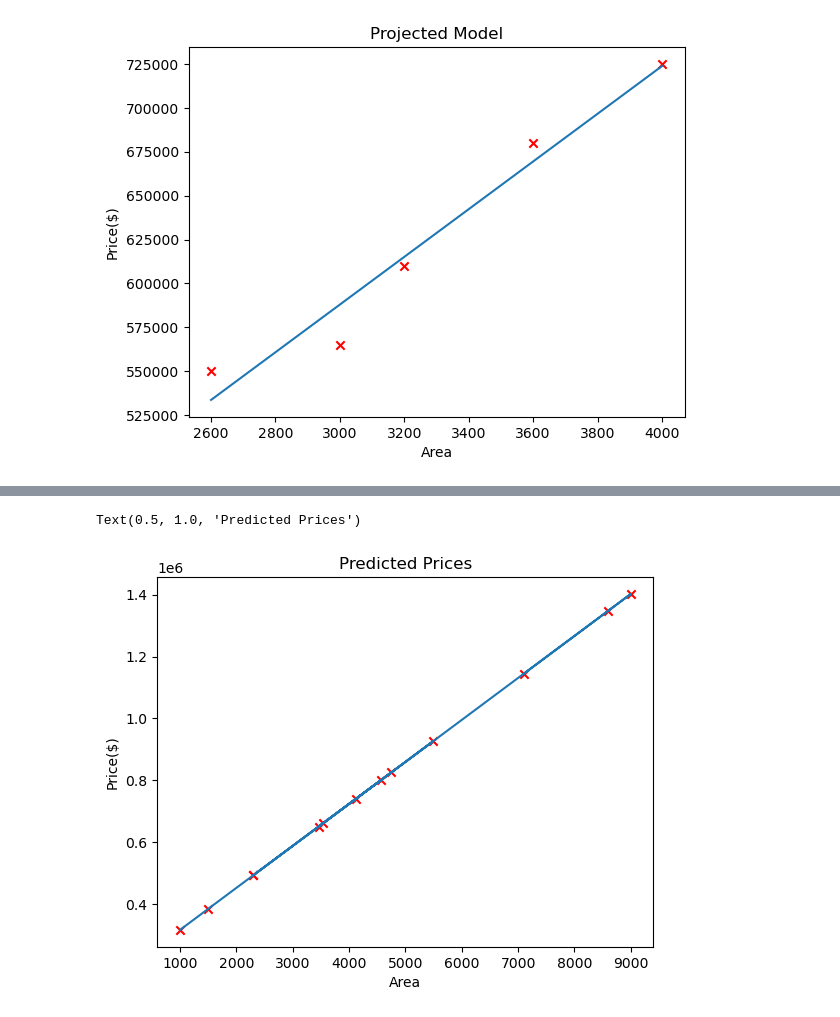
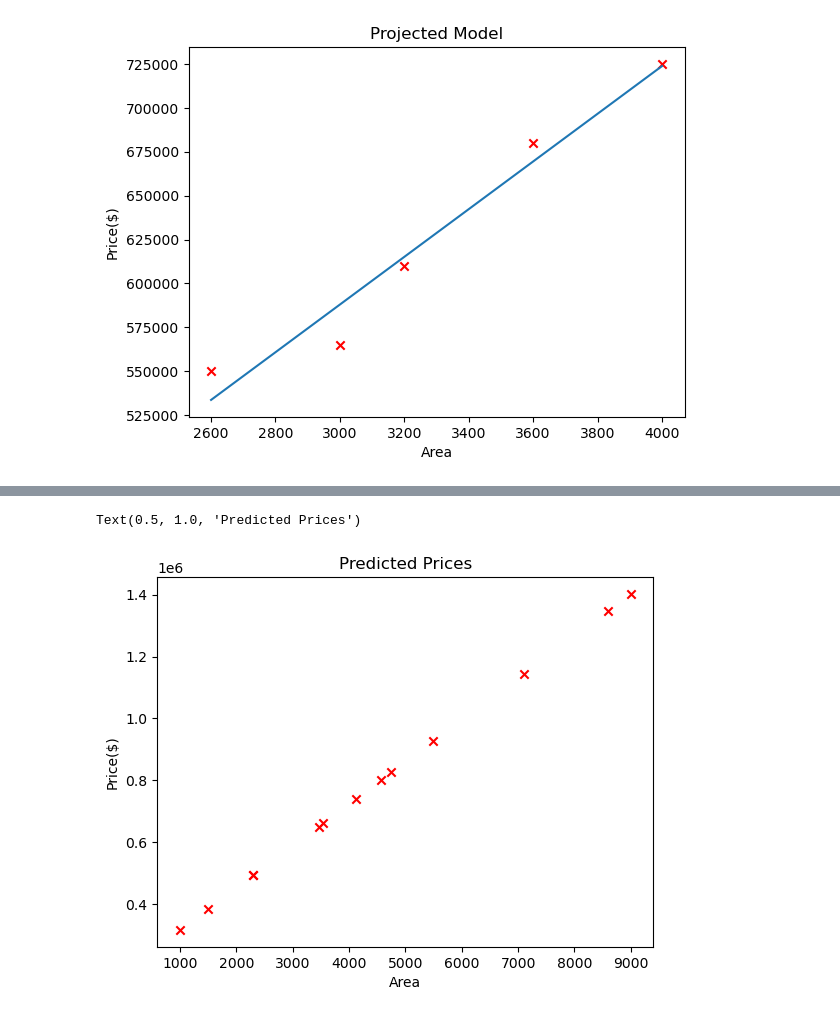
Before and after one commit to K09Gaurav/Machine-Learning-Fundamentals, a Jupyter notebook: Linear_Reg/Using_Sklearn/Implement_sklearn_linear_reg.ipynb, the cells around one changed output, grey strips where cells are left out. Saved outputs shown, nothing was run; the diff lists cells and outputs as text; code cells hidden in the pictures.

```diff
--- a/Linear_Reg/Using_Sklearn/Implement_sklearn_linear_reg.ipynb
+++ b/Linear_Reg/Using_Sklearn/Implement_sklearn_linear_reg.ipynb
@@ -57,6 +57,7 @@ d = pd.read_csv("areas.csv")
 z = reg.predict(d)
 # %%
 d['predicted_prices'] = z
+d['predicted_prices'] = d['predicted_prices'].round(2)
 d
 # %% [output]
 |  | area | predicted_prices |
@@ -78,10 +79,10 @@ d.to_csv("Predicted_Prices.csv")
 # %%
 %matplotlib inline
 plt.scatter(d.area,d.predicted_prices, c= 'r', marker= 'x')
-plt.plot(d.area,d.predicted_prices)
+#plt.plot(d.area,d.predicted_prices)
 plt.xlabel("Area")
 plt.ylabel("Price($)")
 plt.title("Predicted Prices")
 # %% [output]
 Text(0.5, 1.0, 'Predicted Prices')
-[figure, old version]
+[figure, new version]
```
Also changed, not shown: parts of 1 cell of this notebook, 1 other file.
